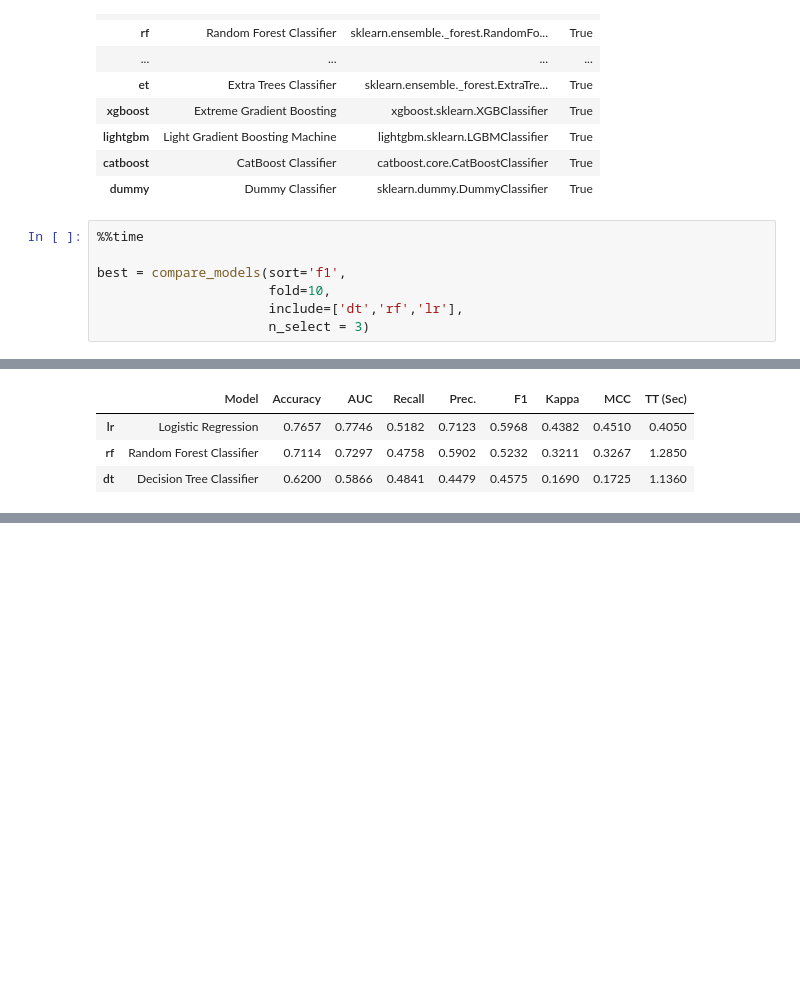
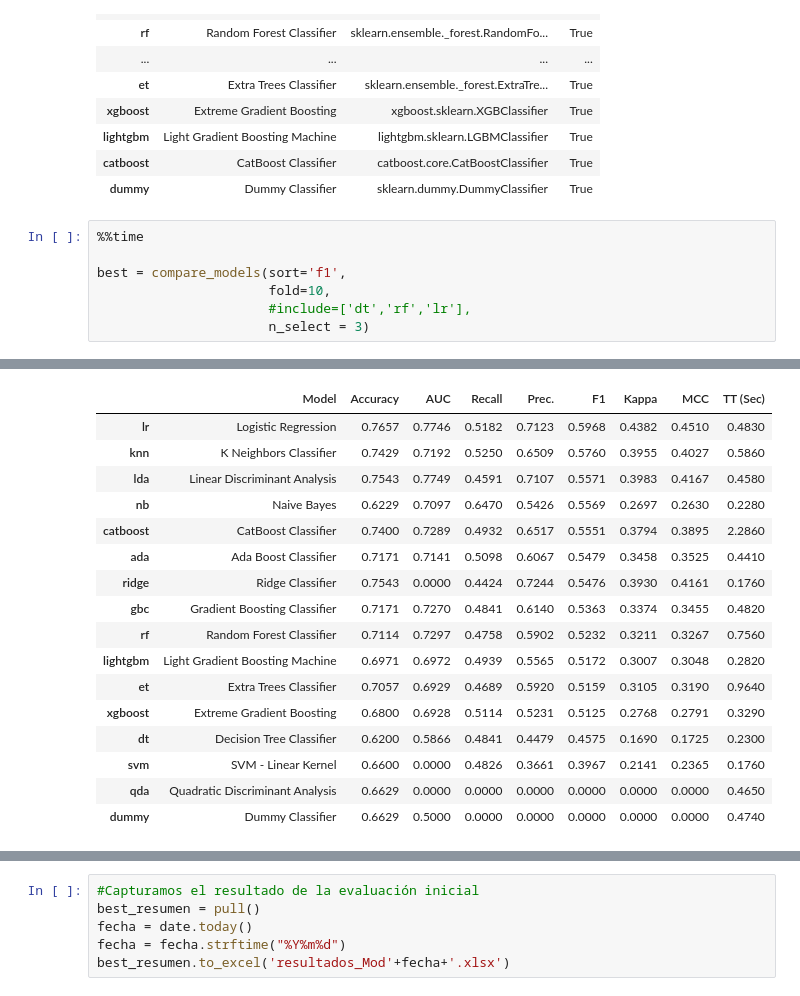
Before and after one commit to jorgesolisservelion/portfolio, a Jupyter notebook: Campaña_Mkt_Mailing.ipynb, the cells around one changed output, grey strips where cells are left out. Cells and saved outputs as stored; diff of their text form; blank space fills up the shorter version.

```diff
--- a/Campaña_Mkt_Mailing.ipynb
+++ b/Campaña_Mkt_Mailing.ipynb
@@ -255,14 +261,27 @@ models()
 # %%
 %%time
 
 best = compare_models(sort='f1',
                       fold=10,
-                      include=['dt','rf','lr'],
+                      #include=['dt','rf','lr'],
                       n_select = 3)
 # %% [output]
 [interactive output not drawn]
 |  | Model | Accuracy | AUC | Recall | Prec. | F1 | Kappa | MCC | TT (Sec) |
-| lr | Logistic Regression | 0.7657 | 0.7746 | 0.5182 | 0.7123 | 0.5968 | 0.4382 | 0.4510 | 0.4050 |
-| rf | Random Forest Classifier | 0.7114 | 0.7297 | 0.4758 | 0.5902 | 0.5232 | 0.3211 | 0.3267 | 1.2850 |
-| dt | Decision Tree Classifier | 0.6200 | 0.5866 | 0.4841 | 0.4479 | 0.4575 | 0.1690 | 0.1725 | 1.1360 |
+| lr | Logistic Regression | 0.7657 | 0.7746 | 0.5182 | 0.7123 | 0.5968 | 0.4382 | 0.4510 | 0.4830 |
+| knn | K Neighbors Classifier | 0.7429 | 0.7192 | 0.5250 | 0.6509 | 0.5760 | 0.3955 | 0.4027 | 0.5860 |
+| lda | Linear Discriminant Analysis | 0.7543 | 0.7749 | 0.4591 | 0.7107 | 0.5571 | 0.3983 | 0.4167 | 0.4580 |
+| nb | Naive Bayes | 0.6229 | 0.7097 | 0.6470 | 0.5426 | 0.5569 | 0.2697 | 0.2630 | 0.2280 |
+| catboost | CatBoost Classifier | 0.7400 | 0.7289 | 0.4932 | 0.6517 | 0.5551 | 0.3794 | 0.3895 | 2.2860 |
+| ada | Ada Boost Classifier | 0.7171 | 0.7141 | 0.5098 | 0.6067 | 0.5479 | 0.3458 | 0.3525 | 0.4410 |
+| ridge | Ridge Classifier | 0.7543 | 0.0000 | 0.4424 | 0.7244 | 0.5476 | 0.3930 | 0.4161 | 0.1760 |
+| gbc | Gradient Boosting Classifier | 0.7171 | 0.7270 | 0.4841 | 0.6140 | 0.5363 | 0.3374 | 0.3455 | 0.4820 |
+| rf | Random Forest Classifier | 0.7114 | 0.7297 | 0.4758 | 0.5902 | 0.5232 | 0.3211 | 0.3267 | 0.7560 |
+| lightgbm | Light Gradient Boosting Machine | 0.6971 | 0.6972 | 0.4939 | 0.5565 | 0.5172 | 0.3007 | 0.3048 | 0.2820 |
+| et | Extra Trees Classifier | 0.7057 | 0.6929 | 0.4689 | 0.5920 | 0.5159 | 0.3105 | 0.3190 | 0.9640 |
+| xgboost | Extreme Gradient Boosting | 0.6800 | 0.6928 | 0.5114 | 0.5231 | 0.5125 | 0.2768 | 0.2791 | 0.3290 |
+| dt | Decision Tree Classifier | 0.6200 | 0.5866 | 0.4841 | 0.4479 | 0.4575 | 0.1690 | 0.1725 | 0.2300 |
+| svm | SVM - Linear Kernel | 0.6600 | 0.0000 | 0.4826 | 0.3661 | 0.3967 | 0.2141 | 0.2365 | 0.1760 |
+| qda | Quadratic Discriminant Analysis | 0.6629 | 0.0000 | 0.0000 | 0.0000 | 0.0000 | 0.0000 | 0.0000 | 0.4650 |
+| dummy | Dummy Classifier | 0.6629 | 0.5000 | 0.0000 | 0.0000 | 0.0000 | 0.0000 | 0.0000 | 0.4740 |
 [interactive output not drawn]
@@ -270,0 +290,6 @@ Wall time: 31.8 s
+# %%
+#Capturamos el resultado de la evaluación inicial
+best_resumen = pull()
+fecha = date.today()
+fecha = fecha.strftime("%Y%m%d")
+best_resumen.to_excel('resultados_Mod'+fecha+'.xlsx')
```
Also changed, not shown: parts of 15 cells of this notebook.
